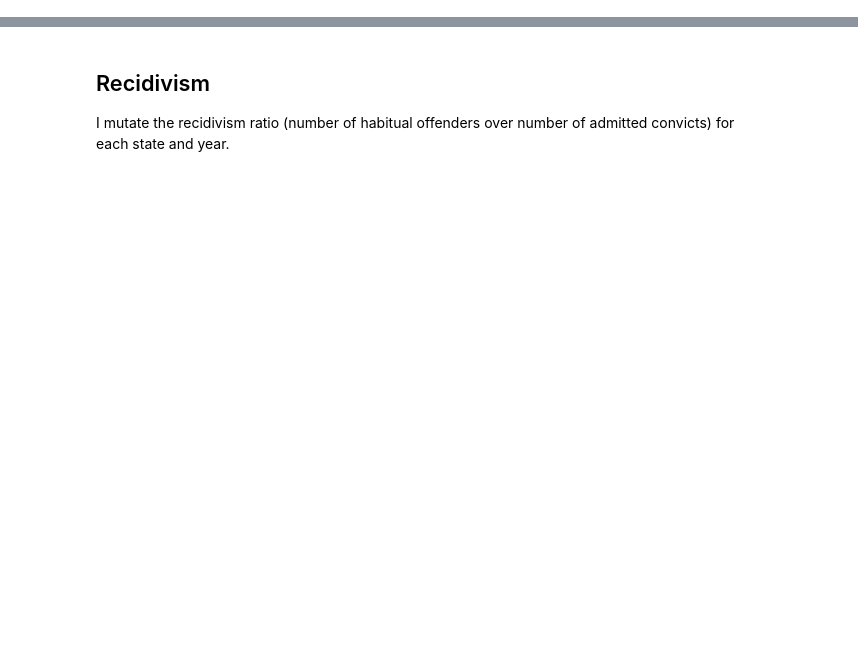
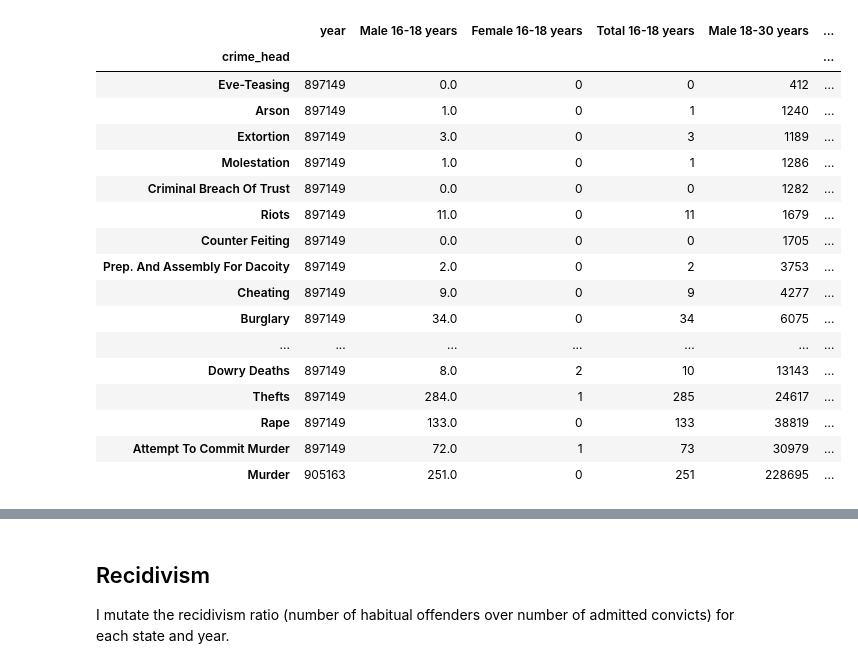
Before and after one commit to hungf8342/indian_prison_recidivism, a Jupyter notebook: DataCleaning.ipynb, the cells around one changed output, grey strips where cells are left out. Cells and saved outputs as stored; diff of their text form; code cells hidden in the pictures; blank space fills up the shorter version.

```diff
--- a/DataCleaning.ipynb
+++ b/DataCleaning.ipynb
@@ -36,0 +41,22 @@ Wages
+# %%
+IPC_crime_inmates_convicted.groupby(["crime_head"]).sum(). \
+sort_values(by=['Grand Total'])
+# %% [output]
+|  | year | Male 16-18 years | Female 16-18 years | Total 16-18 years | Male 18-30 years | ... |
+| crime_head |  |  |  |  |  | ... |
+| Eve-Teasing | 897149 | 0.0 | 0 | 0 | 412 | ... |
+| Arson | 897149 | 1.0 | 0 | 1 | 1240 | ... |
+| Extortion | 897149 | 3.0 | 0 | 3 | 1189 | ... |
+| Molestation | 897149 | 1.0 | 0 | 1 | 1286 | ... |
+| Criminal Breach Of Trust | 897149 | 0.0 | 0 | 0 | 1282 | ... |
+| Riots | 897149 | 11.0 | 0 | 11 | 1679 | ... |
+| Counter Feiting | 897149 | 0.0 | 0 | 0 | 1705 | ... |
+| Prep. And Assembly For Dacoity | 897149 | 2.0 | 0 | 2 | 3753 | ... |
+| Cheating | 897149 | 9.0 | 0 | 9 | 4277 | ... |
+| Burglary | 897149 | 34.0 | 0 | 34 | 6075 | ... |
+| ... | ... | ... | ... | ... | ... | ... |
+| Dowry Deaths | 897149 | 8.0 | 2 | 10 | 13143 | ... |
+| Thefts | 897149 | 284.0 | 1 | 285 | 24617 | ... |
+| Rape | 897149 | 133.0 | 0 | 133 | 38819 | ... |
+| Attempt To Commit Murder | 897149 | 72.0 | 1 | 73 | 30979 | ... |
+| Murder | 905163 | 251.0 | 0 | 251 | 228695 | ... |
```
Also changed, not shown: parts of 39 cells of this notebook, 3 other files.
